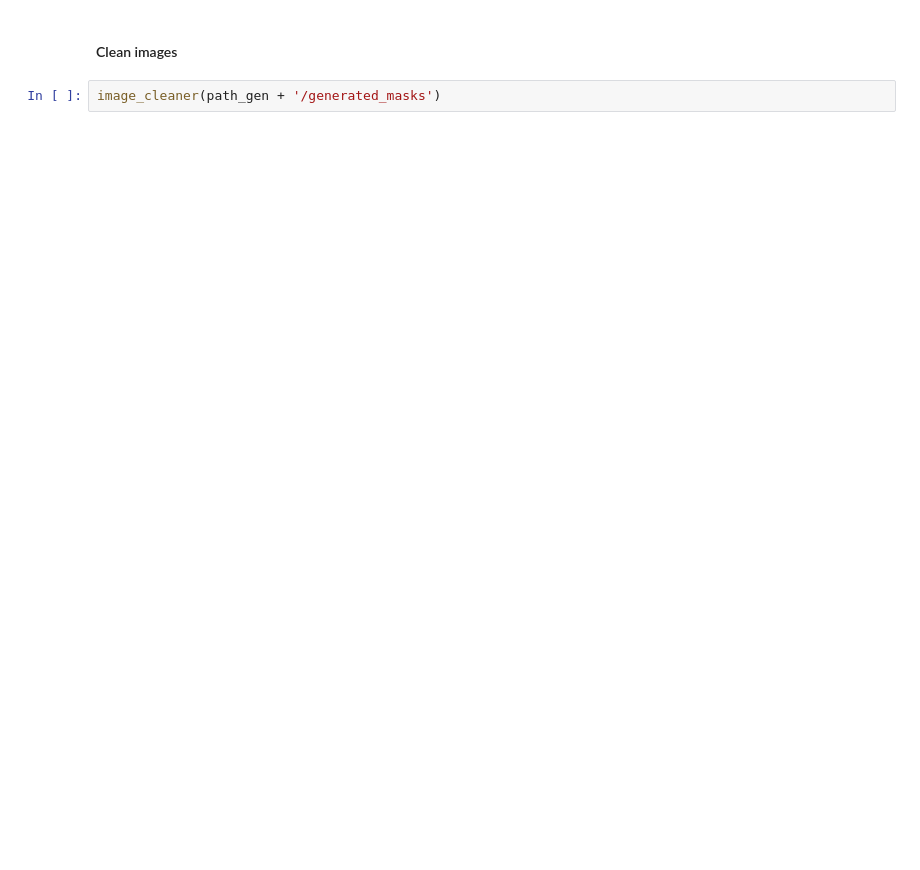
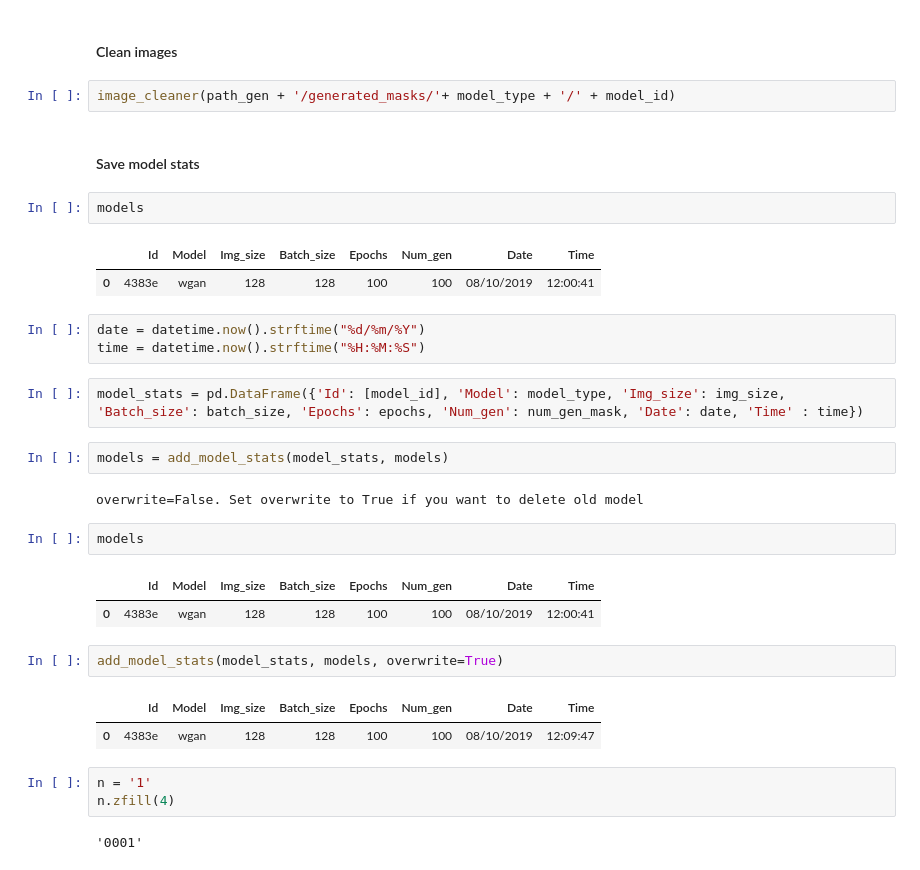
Before and after one commit to Fossen93/Project_DAT300, a Jupyter notebook: notebooks/wgan.ipynb, the cells around one changed output. Cells and saved outputs as stored; diff of their text form; blank space fills up the shorter version.

Commit message:
wgan

```diff
--- a/notebooks/wgan.ipynb
+++ b/notebooks/wgan.ipynb
@@ -137,4 +100,35 @@ RuntimeError: cuda runtime error (30) : unknown error at /opt/conda/conda-bld/py
 # %% [markdown]
 #### Clean images
 # %%
-image_cleaner(path_gen + '/generated_masks')
+image_cleaner(path_gen + '/generated_masks/'+ model_type + '/' + model_id)
+# %% [markdown]
+#### Save model stats
+# %%
+models
+# %% [output]
+|  | Id | Model | Img_size | Batch_size | Epochs | Num_gen | Date | Time |
+| 0 | 4383e | wgan | 128 | 128 | 100 | 100 | 08/10/2019 | 12:00:41 |
+# %%
+date = datetime.now().strftime("%d/%m/%Y")
+time = datetime.now().strftime("%H:%M:%S")
+# %%
+model_stats = pd.DataFrame({'Id': [model_id], 'Model': model_type, 'Img_size': img_size, 'Batch_size': batch_size, 'Epochs': epochs, 'Num_gen': num_gen_mask, 'Date': date, 'Time' : time})
+# %%
+models = add_model_stats(model_stats, models)
+# %% [output]
+overwrite=False. Set overwrite to True if you want to delete old model
+# %%
+models
+# %% [output]
+|  | Id | Model | Img_size | Batch_size | Epochs | Num_gen | Date | Time |
+| 0 | 4383e | wgan | 128 | 128 | 100 | 100 | 08/10/2019 | 12:00:41 |
+# %%
+add_model_stats(model_stats, models, overwrite=True)
+# %% [output]
+|  | Id | Model | Img_size | Batch_size | Epochs | Num_gen | Date | Time |
+| 0 | 4383e | wgan | 128 | 128 | 100 | 100 | 08/10/2019 | 12:09:47 |
+# %%
+n = '1'
+n.zfill(4)
+# %% [output]
+'0001'
```
Also changed, not shown: parts of 11 cells of this notebook, 4 other files.
